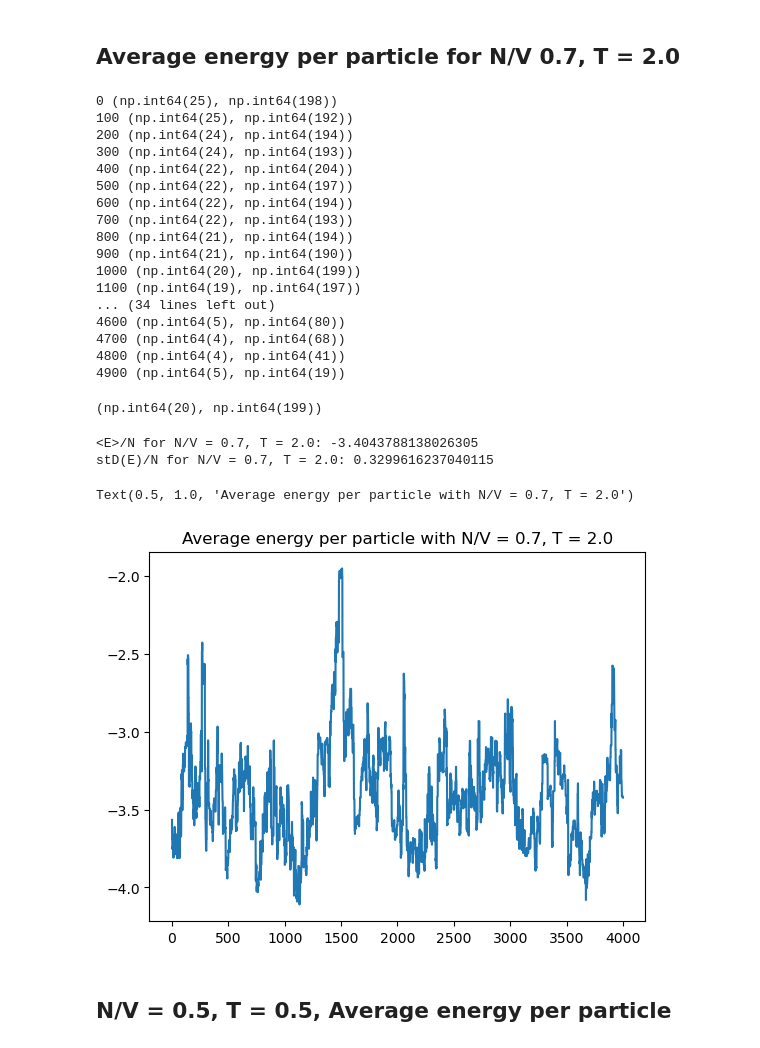
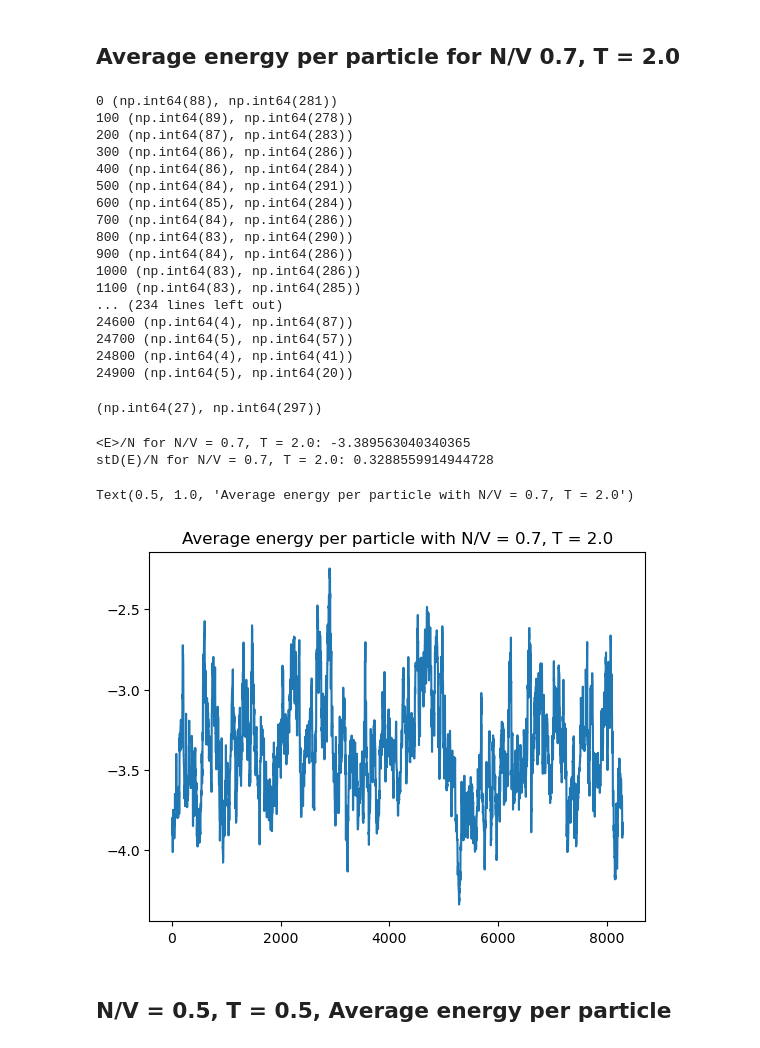
Before and after one commit to eridanirojas/563-rojas, a Jupyter notebook: 3DMCSampling.ipynb, the cells around one changed output. Cells and saved outputs as stored; diff of their text form; code cells hidden in the pictures.

```diff
--- a/3DMCSampling.ipynb
+++ b/3DMCSampling.ipynb
@@ -199,10 +199,10 @@ for i in N:
   for j in T:
     if j == 0.5:
       delt = 1.0
-      steps = 10000
+      steps = 50000
     else:
       delt = 0.3
-      steps = 5000
+      steps = 25000
     t1 = time.perf_counter()
     system = System(i,L,j, r_min = 1)
     energies, accepted, rejected, _ , _ = simulation(system, steps, T = j, delta = delt, epsilon = 1.0, sigma = 1.0, r_cut = 2.5)
@@ -257,42 +257,42 @@ Text(0.5, 1.0, 'Average energy per particle with N/V = 0.7, T = 0.5')
 # %% [markdown]
 ## Average energy per particle for N/V 0.7, T = 2.0
 # %%
-for start in range(0,5000,100):
+for start in range(0,25000,100):
   print(start, autocorr1D(l_energies[1][start:]))
 # %% [output]
-0 (np.int64(25), np.int64(198))
-100 (np.int64(25), np.int64(192))
-200 (np.int64(24), np.int64(194))
-300 (np.int64(24), np.int64(193))
-400 (np.int64(22), np.int64(204))
-500 (np.int64(22), np.int64(197))
-600 (np.int64(22), np.int64(194))
-700 (np.int64(22), np.int64(193))
-800 (np.int64(21), np.int64(194))
-900 (np.int64(21), np.int64(190))
-1000 (np.int64(20), np.int64(199))
-1100 (np.int64(19), np.int64(197))
-... (34 lines left out)
-4600 (np.int64(5), np.int64(80))
-4700 (np.int64(4), np.int64(68))
-4800 (np.int64(4), np.int64(41))
-4900 (np.int64(5), np.int64(19))
+0 (np.int64(88), np.int64(281))
+100 (np.int64(89), np.int64(278))
+200 (np.int64(87), np.int64(283))
+300 (np.int64(86), np.int64(286))
+400 (np.int64(86), np.int64(284))
+500 (np.int64(84), np.int64(291))
+600 (np.int64(85), np.int64(284))
+700 (np.int64(84), np.int64(286))
+800 (np.int64(83), np.int64(290))
+900 (np.int64(84), np.int64(286))
+1000 (np.int64(83), np.int64(286))
+1100 (np.int64(83), np.int64(285))
+... (234 lines left out)
+24600 (np.int64(4), np.int64(87))
+24700 (np.int64(5), np.int64(57))
+24800 (np.int64(4), np.int64(41))
+24900 (np.int64(5), np.int64(20))
 # %%
-autocorr1D(l_energies[1][1000:]) # 20 independent samples
+autocorr1D(l_energies[1][16700:]) # 27 independent samples
 # %% [output]
-(np.int64(20), np.int64(199))
+(np.int64(27), np.int64(297))
 # %%
-print("<E>/N for N/V = 0.7, T = 2.0:", np.average(l_energies[1][1000:])/ N[0])
-print("stD(E)/N for N/V = 0.7, T = 2.0:", np.std(l_energies[1][1000:])/ N[0])
+print("<E>/N for N/V = 0.7, T = 2.0:", np.average(l_energies[1][16700:])/ N[0])
+print("stD(E)/N for N/V = 0.7, T = 2.0:", np.std(l_energies[1][16700:])/ N[0])
 # %% [output]
-<E>/N for N/V = 0.7, T = 2.0: -3.4043788138026305
-stD(E)/N for N/V = 0.7, T = 2.0: 0.3299616237040115
+<E>/N for N/V = 0.7, T = 2.0: -3.389563040340365
+stD(E)/N for N/V = 0.7, T = 2.0: 0.3288559914944728
 # %%
-plt.plot(l_energies[1][1000:]/N[0])
+plt.plot(l_energies[1][16700:]/N[0])
 plt.title("Average energy per particle with N/V = 0.7, T = 2.0")
 # %% [output]
 Text(0.5, 1.0, 'Average energy per particle with N/V = 0.7, T = 2.0')
-[figure, old version]
+[figure, new version]
 # %% [markdown]
 ## N/V = 0.5, T = 0.5, Average energy per particle
 # %%
```
Also changed, not shown: parts of 19 cells of this notebook.
